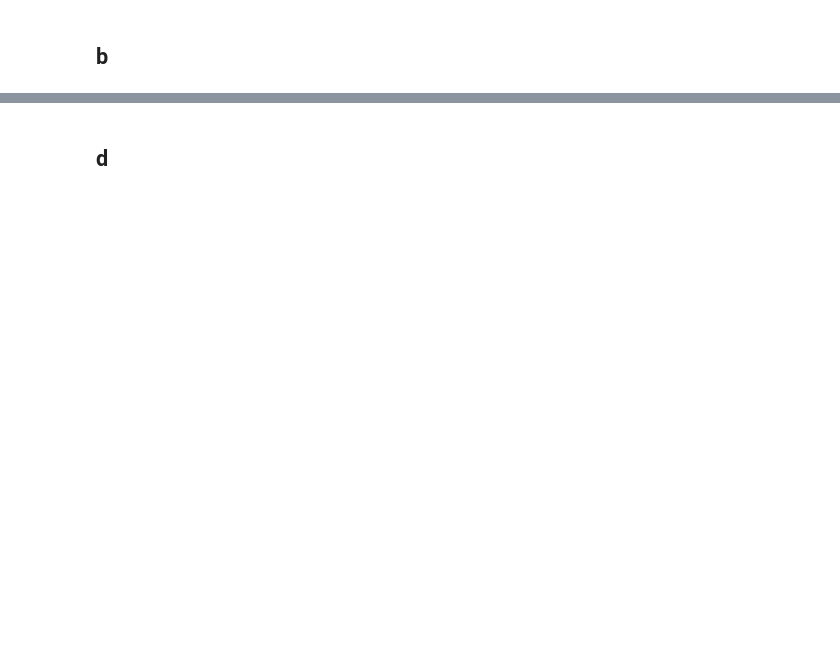
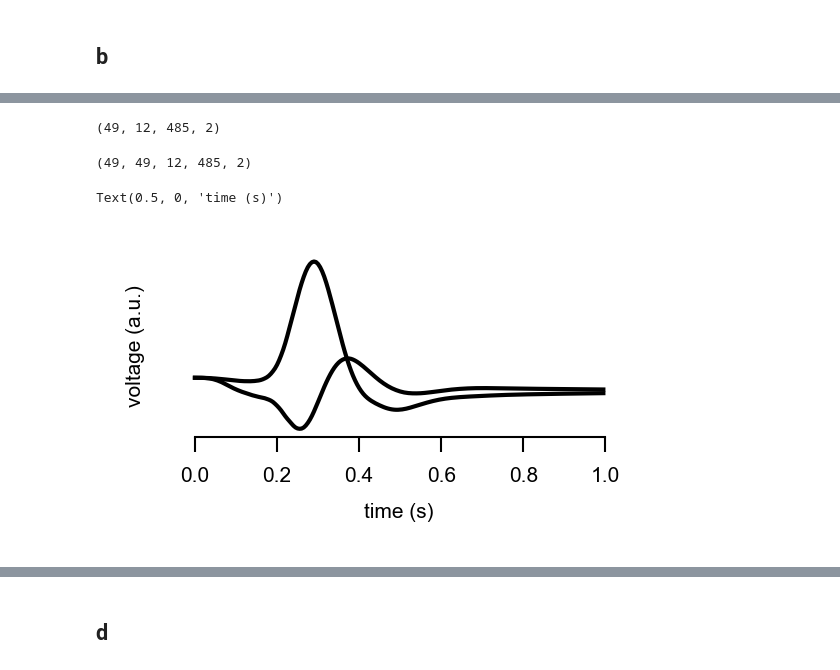
Before and after one commit to TuragaLab/flyvis, a Jupyter notebook: notebooks/figure_04_mechanisms.ipynb, the cells around one changed output, grey strips where cells are left out. Drawn from its saved outputs; the diff is of its cells as text; code cells hidden in the pictures; blank space fills up the shorter version.

```diff
--- a/notebooks/figure_04_mechanisms.ipynb
+++ b/notebooks/figure_04_mechanisms.ipynb
@@ -156,0 +199,56 @@ TypeError: unhashable type: 'numpy.ndarray'
+# %%
+current_views[target_type].shape
+# %% [output]
+(49, 12, 485, 2)
+# %%
+hide_source_types="auto"
+hide_source_types_bins=7
+hide_source_types_cut_off_edge=1
+hide_source_types_mode="below_cut_off"
+# %%
+view.shape
+# %% [output]
+(49, 49, 12, 485, 2)
+# %%
+inputs = namespacify(
+    {
+        cell_type: dict(majors={}, minors={})
+        for cell_type in target_types
+    }
+)
+
+for cell_type in target_types:
+    if cell_type not in current_views:
+        current_views[cell_type] = MovingEdgeCurrentView(
+            ensemble, cell_type, subdir, dataset.arg_df
+        )
+    view = current_views[cell_type]
+
+    inputs[cell_type].majors = view.model_selection(
+        cluster_indices[cell_type][0]
+    ).filter_source_types(
+        hide_source_types,
+        hide_source_types_bins,
+        hide_source_types_cut_off_edge,
+        "below_cut_off",
+    )
+    inputs[cell_type].minors = view.model_selection(
+        cluster_indices[cell_type][0]
+    ).filter_source_types(
+        hide_source_types,
+        hide_source_types_bins,
+        hide_source_types_cut_off_edge,
+        "above_cut_off",
+    )
+# %%
+current_view = current_views["T4c"]
+# %%
+fig, ax = current_view.model_selection(cluster_indices[cell_type][0]).plot_response(
+    1, 90, t_end=1.0
+)
+xlim_responses = ax.get_xlim()
+ax.set_ylabel("voltage (a.u.)", fontsize=5)
+ax.set_xlabel("time (s)", fontsize=5)
+# %% [output]
+Text(0.5, 0, 'time (s)')
+[figure, added]
```
Also changed, not shown: parts of 69 cells of this notebook, 13 other files.
